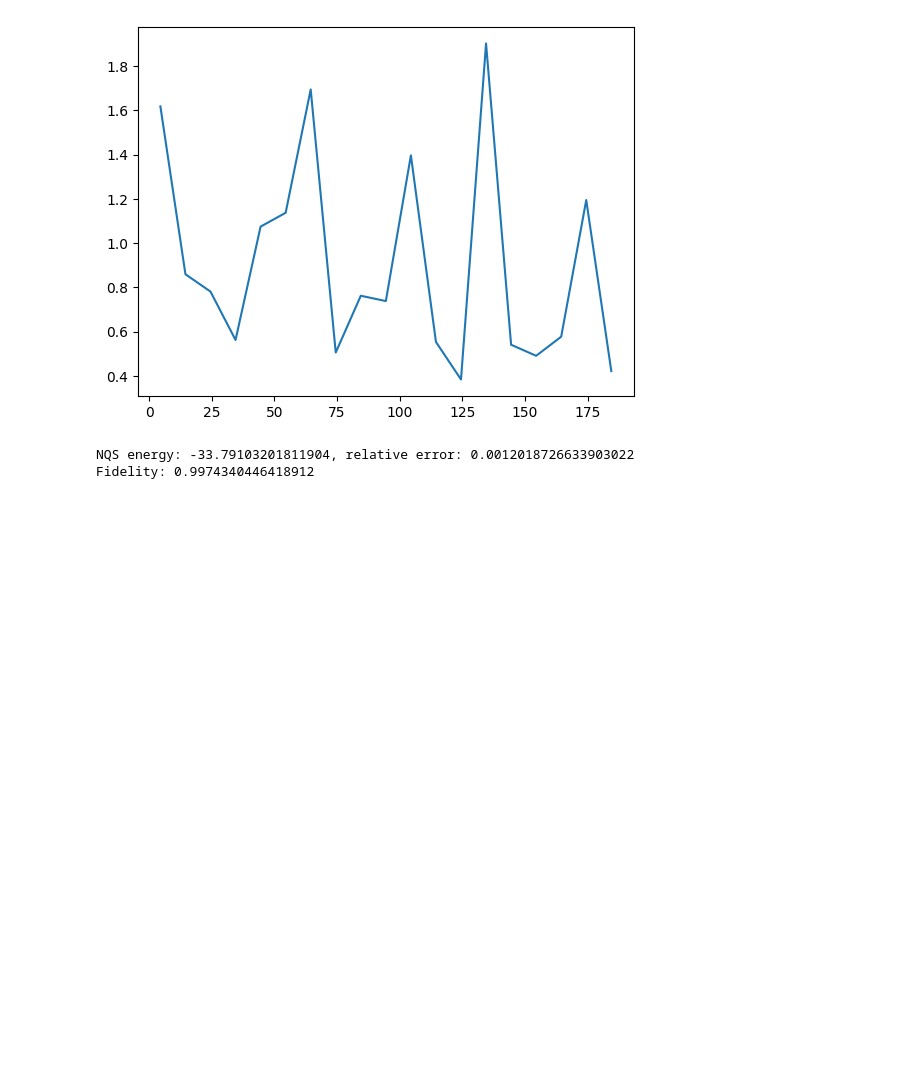
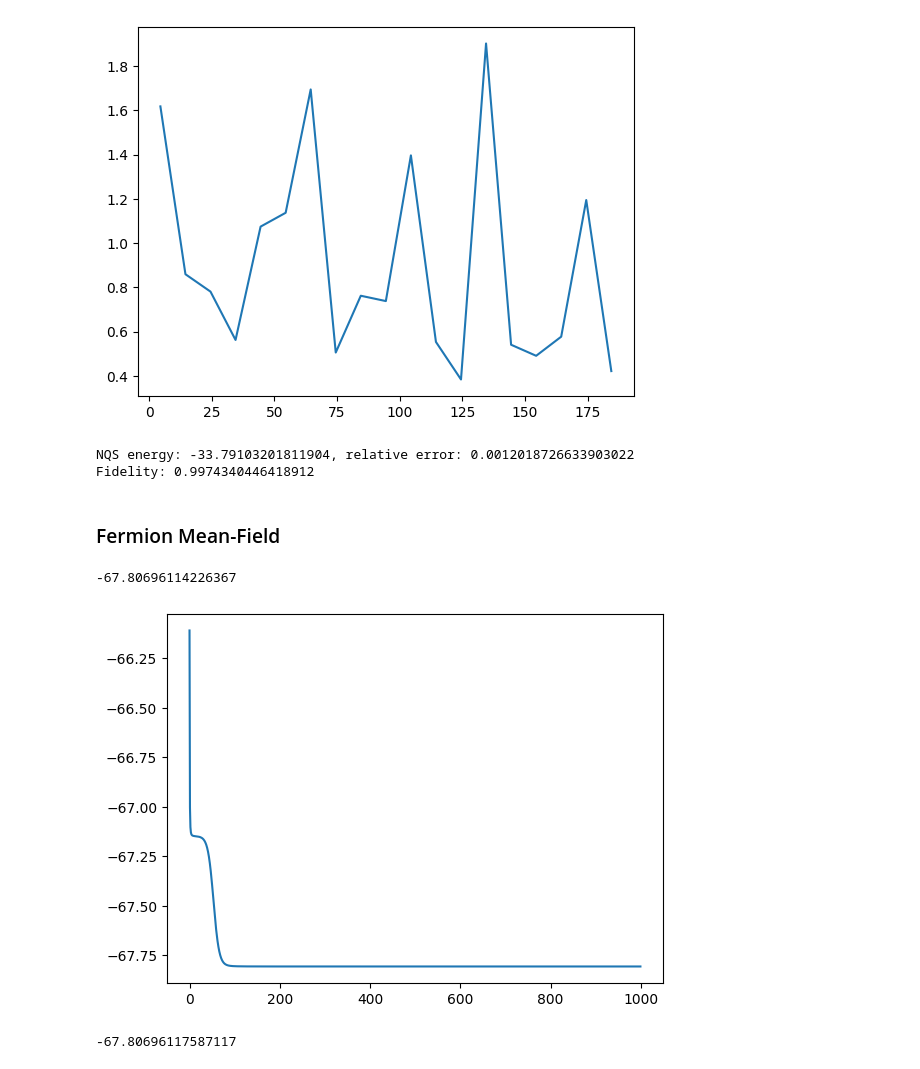
Before and after one commit to brandoncovert/NN_Discrete, a Jupyter notebook: archive/learning_quantax.ipynb, the cells around one changed output. Cells and saved outputs as stored; diff of their text form; code cells hidden in the pictures; blank space fills up the shorter version.

```diff
--- a/archive/learning_quantax.ipynb
+++ b/archive/learning_quantax.ipynb
@@ -280,3 +281,5 @@ print(f"Fidelity: {fidelity}")
 # %% [output]
 NQS energy: -33.79103201811904, relative error: 0.0012018726633903022
 Fidelity: 0.9974340446418912
+# %% [markdown]
+### Fermion Mean-Field
@@ -282,0 +293,31 @@ Fidelity: 0.9974340446418912
+# %%
+det_state = qtx.state.GeneralDetState()
+
+H = qtx.operator.Hubbard(U=3)
+
+energy = qtx.utils.DataTracer()
+
+for i in range(1000):
+    step = det_state.get_step(H)
+    det_state.update(step * 0.1)
+    energy.append(det_state.energy)
+
+print(energy[-1])
+energy.plot()
+plt.show()
+# %% [output]
+-67.80696114226367
+[figure, added]
+# %%
+import optimistix as optx
+
+params, static = eqx.partition(det_state.model, eqx.is_inexact_array)
+loss_fn = det_state.get_loss_fn(H)
+solver = optx.BFGS(1e-8, 1e-12)
+out = optx.minimise(loss_fn, solver, params, max_steps=10000)
+E = loss_fn(out.value)
+model = eqx.combine(out.value, static)
+det_state = qtx.state.GeneralDetState(model)
+print(E)
+# %% [output]
+-67.80696117587117
```
Also changed, not shown: parts of 13 cells of this notebook, 2 other files.
